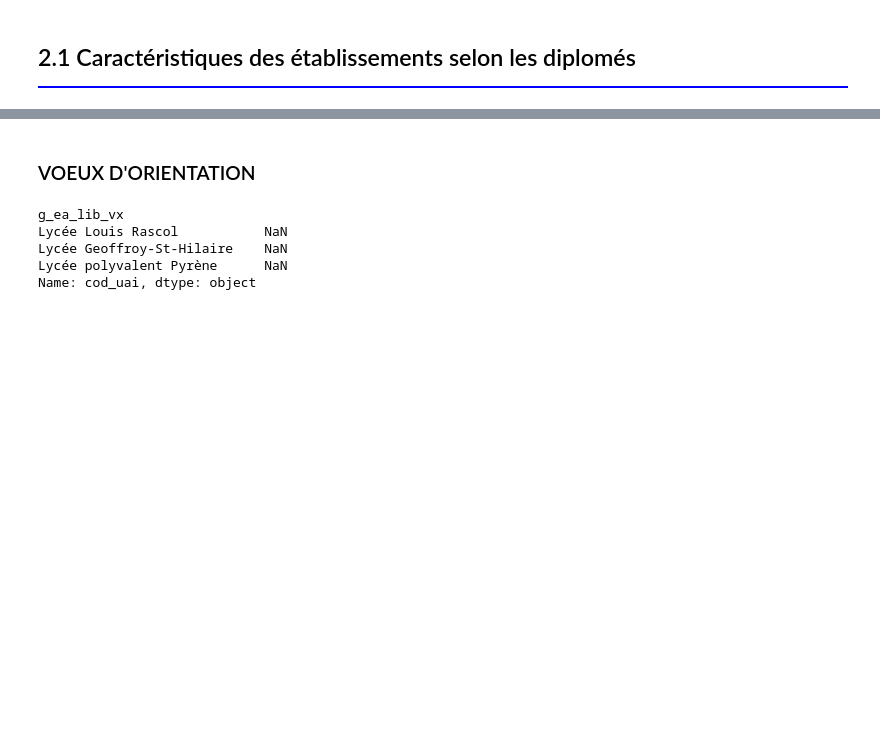
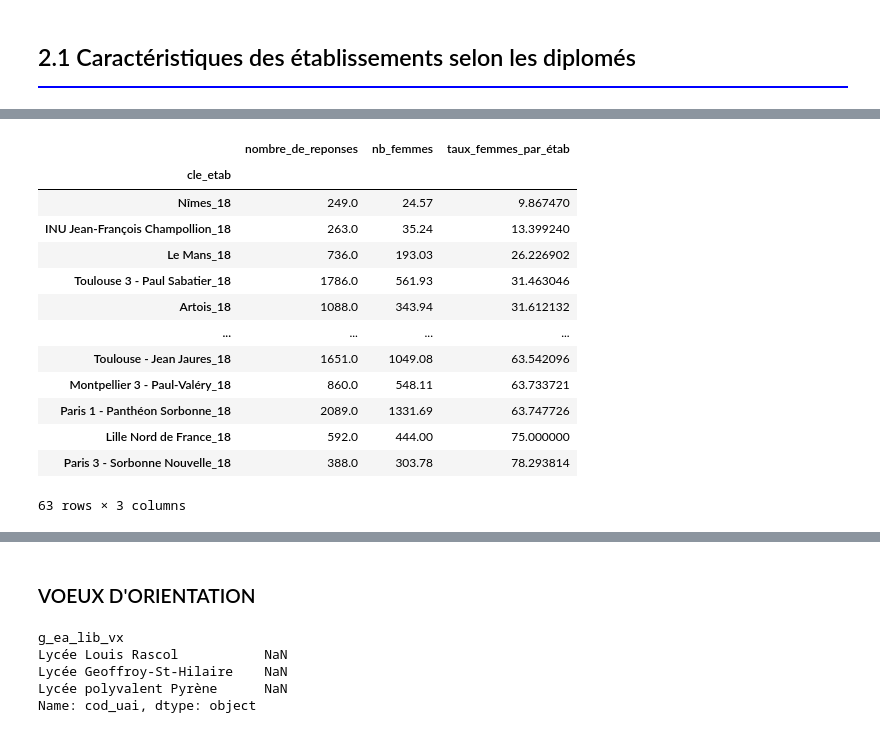
Before and after one commit to DouloSOW/Depot, a Jupyter notebook: principal_script.ipynb, the cells around one changed output, grey strips where cells are left out. Drawn from its saved outputs; the diff is of its cells as text; code cells hidden in the pictures; blank space fills up the shorter version.

```diff
--- a/principal_script.ipynb
+++ b/principal_script.ipynb
@@ -886,9 +863,6 @@ df_g
 # %%
 #création variable nombre de femmes
-df[df['femmes'] == 'ns'] = np.nan
-df[df['femmes'] == 'nd'] = np.nan
+df_insertion["femmes"] = df_insertion["femmes"].astype('float64')
+df_insertion["nombre_de_reponses"] = df_insertion["nombre_de_reponses"].astype('float64')
 
-df["femmes"] = df["femmes"].astype('float64')
-df["nombre_de_reponses"] = df["nombre_de_reponses"].astype('float64')
-
-df['nb_femmes']= df["femmes"]*df["nombre_de_reponses"]
+df_insertion['nb_femmes']= df_insertion["femmes"]*df_insertion["nombre_de_reponses"]/100
@@ -914,0 +869,25 @@ sns.barplot(x="nb_femmes_inserees", y="discipline", data=df_g2)
+# %%
+# Répartition des femmes par établissement
+df_g2 =df_insertion.groupby(['cle_etab'])[['nombre_de_reponses', 'nb_femmes']].sum()
+
+# Calcul du pourcentage de femmes par établissement
+df_g2['taux_femmes_par_étab'] = df_g2['nb_femmes']/df_g2['nombre_de_reponses']*100
+
+df_g2.sort_values('taux_femmes_par_étab', inplace=True)
+# %%
+df_g2
+# %% [output]
+|  | nombre_de_reponses | nb_femmes | taux_femmes_par_étab |
+| cle_etab |  |  |  |
+| Nîmes_18 | 249.0 | 24.57 | 9.867470 |
+| INU Jean-François Champollion_18 | 263.0 | 35.24 | 13.399240 |
+| Le Mans_18 | 736.0 | 193.03 | 26.226902 |
+| Toulouse 3 - Paul Sabatier_18 | 1786.0 | 561.93 | 31.463046 |
+| Artois_18 | 1088.0 | 343.94 | 31.612132 |
+| ... | ... | ... | ... |
+| Toulouse - Jean Jaures_18 | 1651.0 | 1049.08 | 63.542096 |
+| Montpellier 3 - Paul-Valéry_18 | 860.0 | 548.11 | 63.733721 |
+| Paris 1 - Panthéon Sorbonne_18 | 2089.0 | 1331.69 | 63.747726 |
+| Lille Nord de France_18 | 592.0 | 444.00 | 75.000000 |
+| Paris 3 - Sorbonne Nouvelle_18 | 388.0 | 303.78 | 78.293814 |
+63 rows × 3 columns
```
Also changed, not shown: parts of 170 cells of this notebook, 4 other files.
